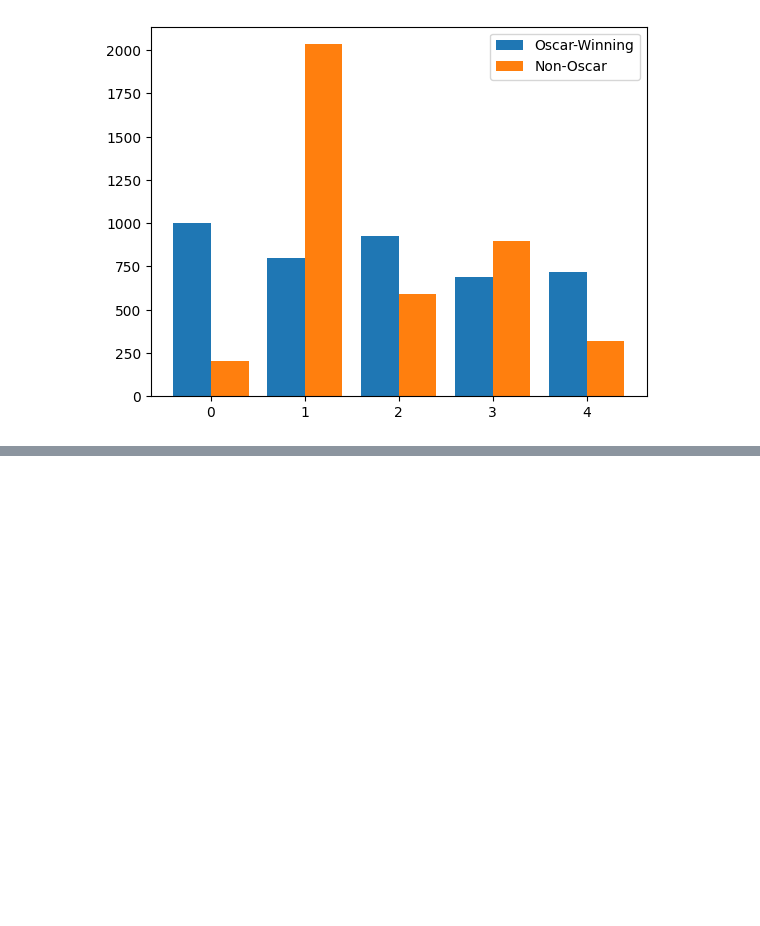
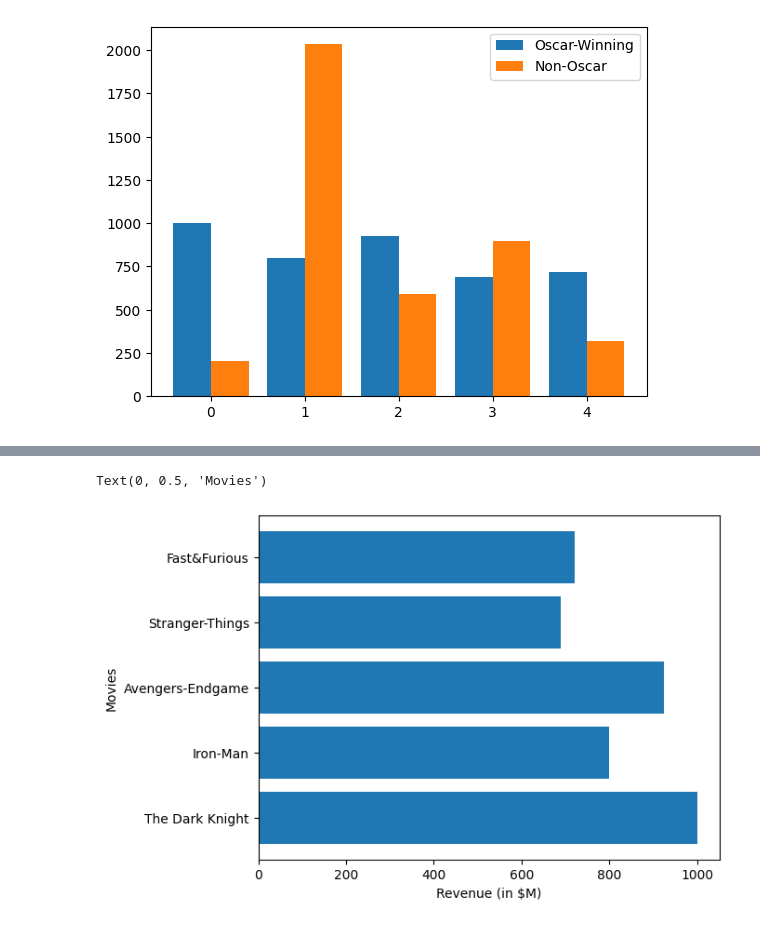
Before and after one commit to harshit099-c/data-analytics, a Jupyter notebook: data_visualisation/matplot.ipynb, the cells around one changed output, grey strips where cells are left out. Saved outputs shown, nothing was run; the diff lists cells and outputs as text; code cells hidden in the pictures; blank space fills up the shorter version.

```diff
--- a/data_visualisation/matplot.ipynb
+++ b/data_visualisation/matplot.ipynb
@@ -181,0 +219,7 @@ Name: Quarter, dtype: str
+# %%
+plt.barh(oscar_win,revenue)
+plt.xlabel("Revenue (in $M)")
+plt.ylabel("Movies")
+# %% [output]
+Text(0, 0.5, 'Movies')
+[figure, added]
```
Also changed, not shown: parts of 14 cells of this notebook, 19 other files.
